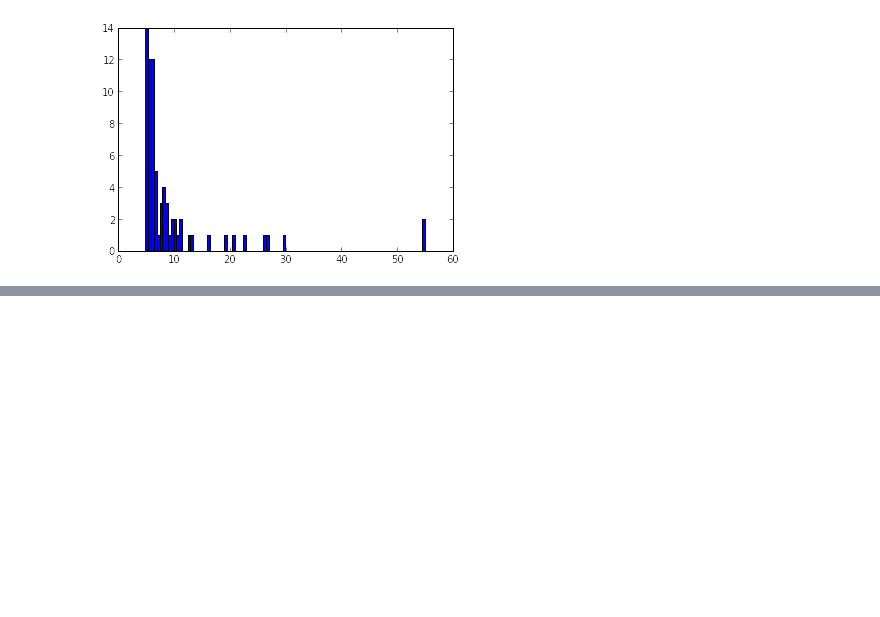
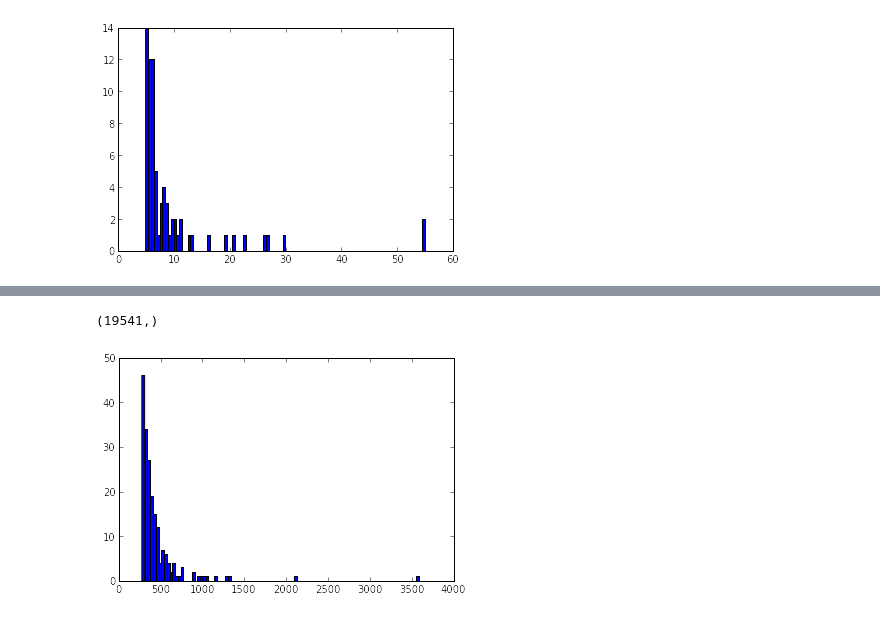
Before and after one commit to jbpoline/cnv_analysis, a Jupyter notebook: CNV_guillaume_huguet.ipynb, the cells around one changed output, grey strips where cells are left out. Cells and saved outputs as stored; diff of their text form; code cells hidden in the pictures; blank space fills up the shorter version.

```diff
--- a/CNV_guillaume_huguet.ipynb
+++ b/CNV_guillaume_huguet.ipynb
@@ -60,7 +60,7 @@ def str2floats(value, sep=',', comma2point=False):
     combined score dangerosite
     """
     if comma2point:
-        value.replace(',', '.')
+        value = value.replace(',', '.')
     lst = value.split(sep)
     lst = [l.rstrip().lstrip() for l in lst if (l != '')]
     try:
@@ -169,0 +175,3 @@ h = plt.hist(danger_scores[danger_scores > sst.scoreatpercentile(danger_scores,
+# %%
+scores = np.asarray([line.split('\t')[i_score] for line in arr[1:]])
+assert len(scores) == expected_nb_values
@@ -169,0 +203,2 @@ h = plt.hist(danger_scores[danger_scores > sst.scoreatpercentile(danger_scores,
+# %%
+tmp = [str2floats(s, comma2point=True)[0] for s in scores]
@@ -169,0 +228,12 @@ h = plt.hist(danger_scores[danger_scores > sst.scoreatpercentile(danger_scores,
+# %%
+#h = plt.hist(tmp, bins=100)
+tmp = np.asarray(tmp)
+print(tmp.shape)
+assert tmp.shape[0] == EXPECTED_LINES - 1
+# h = plt.hist(tmp[tmp < sst.scoreatpercentile(tmp, 95)], bins=100)
+# %% [output]
+(19541,)
+# %%
+h = plt.hist(tmp[tmp > sst.scoreatpercentile(tmp, 99)], bins=100)
+# %% [output]
+[figure, added]
```
Also changed, not shown: parts of 22 cells of this notebook.
